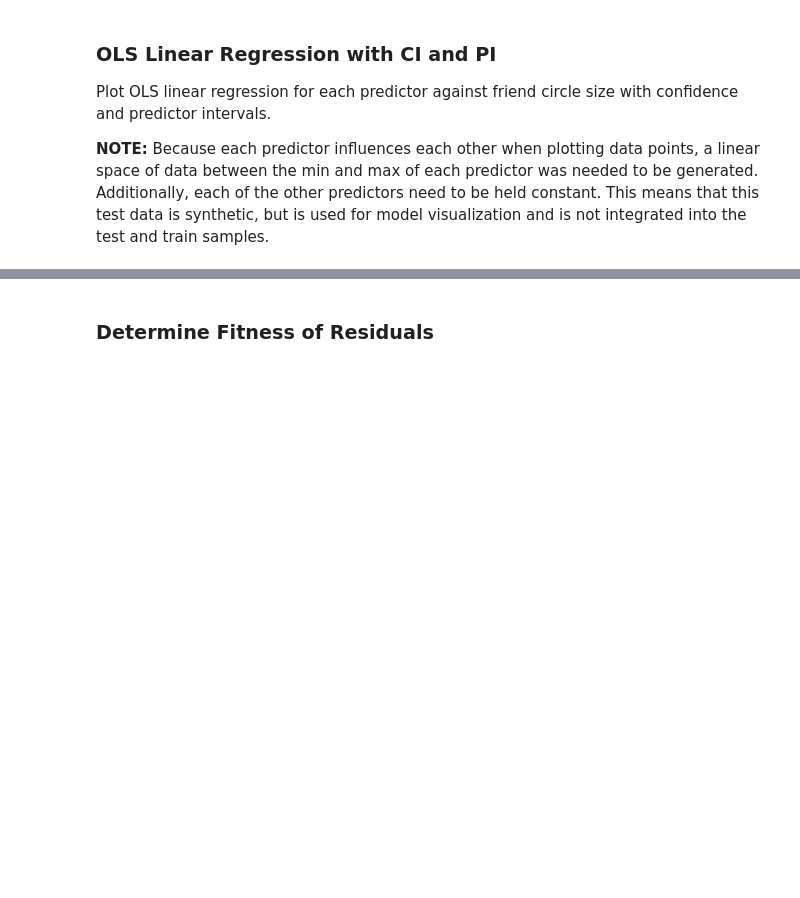
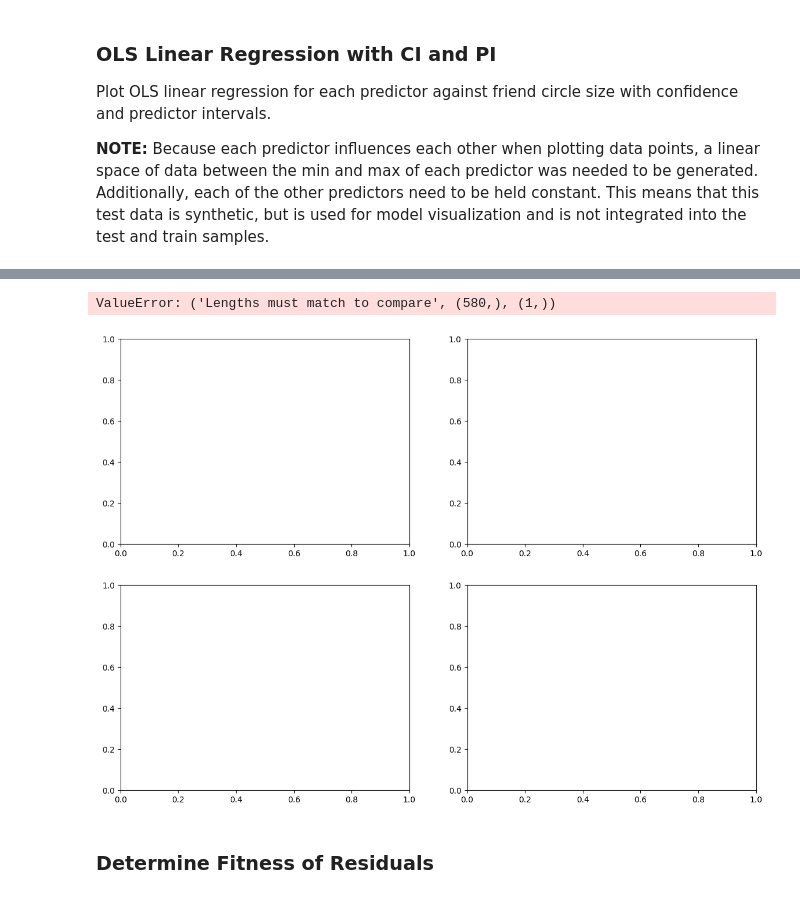
Before and after one commit to Prokope45/NeuralNetworkProject, a Jupyter notebook: LinearRegressionAnalysis.ipynb, the cells around one changed output, grey strips where cells are left out. Cells and saved outputs as stored; diff of their text form; code cells hidden in the pictures; blank space fills up the shorter version.

Commit message:
Update: - Add new segmented linear regression cell.

```diff
--- a/LinearRegressionAnalysis.ipynb
+++ b/LinearRegressionAnalysis.ipynb
@@ -319,3 +367,80 @@ Notes:
+# %%
+fig, axs = plt.subplots(2, 2, figsize=(14, 10))
+axs = axs.flatten()
+
+for i, predictor in enumerate(predictors):
+    ax = axs[i]
+    bp = breakpoints[predictor][1]
+
+    # Split dataset at breakpoint
+    low_mask = test_df_prediction[predictor] <= bp
+    high_mask = test_df_prediction[predictor] > bp
+
+    for mask, color, label in zip([low_mask, high_mask], ['green', 'orange'], ['Segment 1', 'Segment 2']):
+        segment_data = test_df_prediction[mask]
+        X = segment_data[[predictor]].copy()
+        X = sm.add_constant(X)
+        y = segment_data["Predicted"]
+
+        model_seg = sm.OLS(y, X).fit()
+
+        # Generate x values in this segment range
+        x_vals = np.linspace(X[predictor].min(), X[predictor].max(), 100)
+        X_plot = pd.DataFrame({predictor: x_vals})
+        X_plot = sm.add_constant(X_plot)
+
+        pred = model_seg.get_prediction(X_plot)
+        pred_summary = pred.summary_frame(alpha=0.10)
+
+        # Plot actual points in this segment
+        ax.scatter(
+            segment_data[predictor],
+            segment_data["Predicted"],
+            alpha=0.6,
+            color=color,
+            label=f"{label} Points"
+        )
+
+        # Plot regression line
+        ax.plot(
+            x_vals,
+            pred_summary['mean'],
+            color=color,
+            linestyle='--',
+            label=f'{label} E(y)'
+        )
+
+        # Confidence interval
+        ax.fill_between(
+            x_vals,
+            pred_summary['mean_ci_lower'],
+            pred_summary['mean_ci_upper'],
+            color=color,
+            alpha=0.2,
+            label=f'{label} 90% CI'
+        )
+
+        # Prediction interval
+        ax.fill_between(
+            x_vals,
+            pred_summary['obs_ci_lower'],
+            pred_summary['obs_ci_upper'],
+            color=color,
+            alpha=0.1,
+            label=f'{label} 90% PI'
+        )
+
+    ax.set_title(f'Segmented Regression on {predictor}')
+    ax.set_xlabel(predictor)
+    ax.set_ylabel('Predicted Friends Circle Size')
+    ax.axvline(bp, color='black', linestyle=':', label='Breakpoint')
+    ax.legend()
+
+plt.tight_layout()
+plt.show()
+# %% [output]
+ValueError: ('Lengths must match to compare', (580,), (1,))
+[figure, added]
 # %% [markdown]
 ### Determine Fitness of Residuals
 # %%
```
Also changed, not shown: parts of 8 cells of this notebook, 1 other file.
